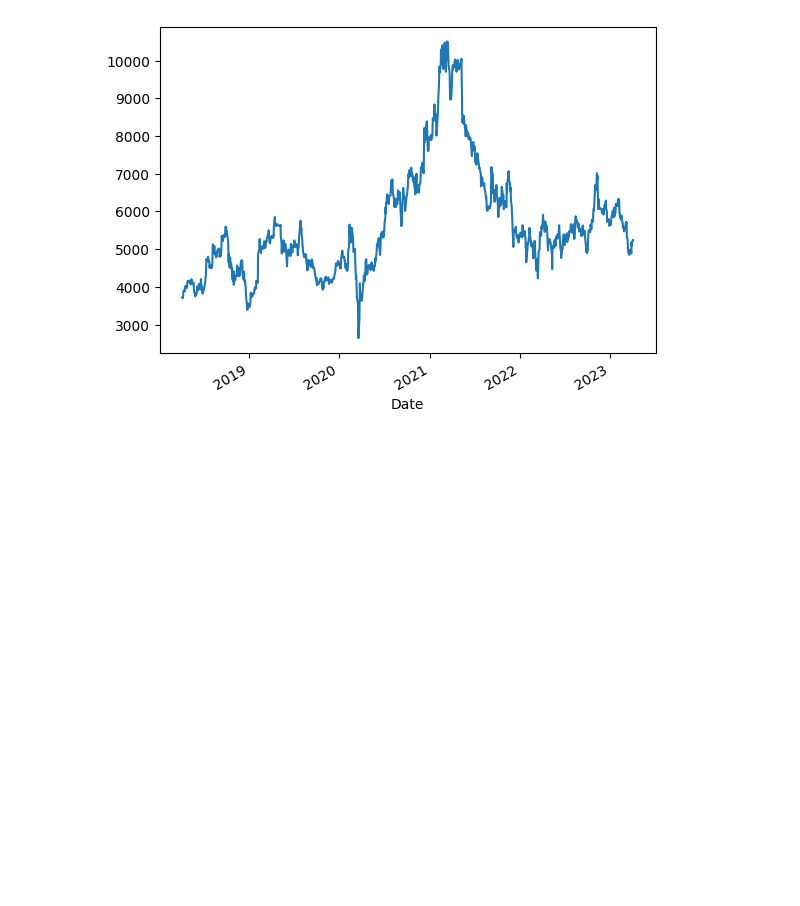
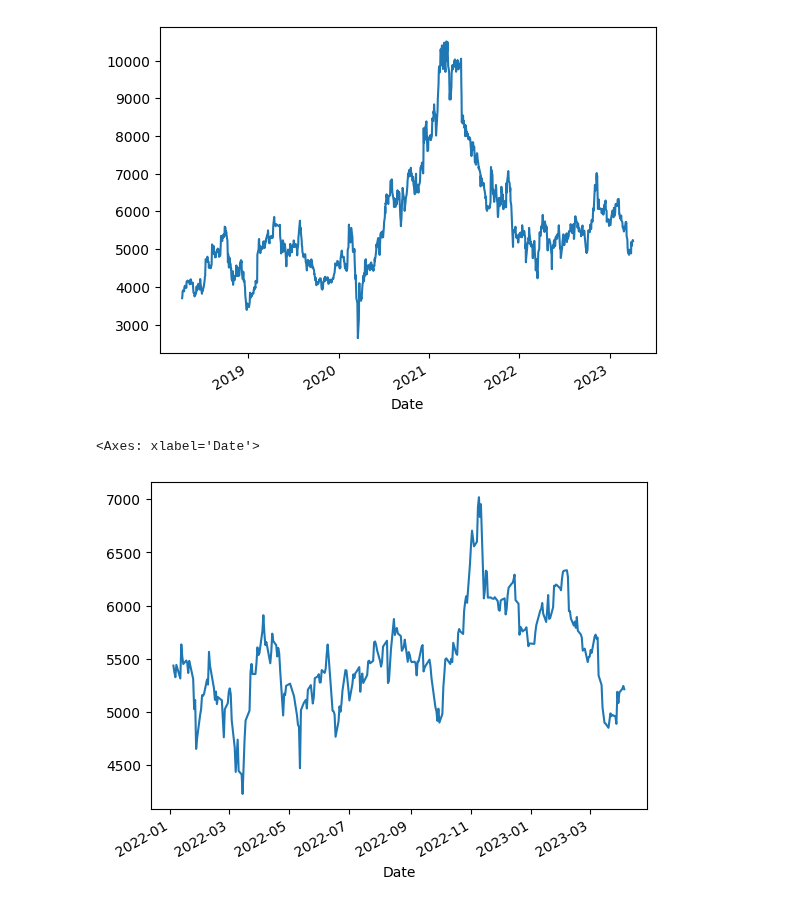
Before and after one commit to hirokimituya/stock-price-analysis, a Jupyter notebook: technical_analysis/株価分析.ipynb, the cells around one changed output. Drawn from its saved outputs; the diff is of its cells as text; code cells hidden in the pictures; blank space fills up the shorter version.

```diff
--- a/technical_analysis/株価分析.ipynb
+++ b/technical_analysis/株価分析.ipynb
@@ -14,3 +14,9 @@ df['Close'].plot()
 # %% [output]
 <Axes: xlabel='Date'>
 [figure]
+# %%
+import datetime as dt
+df[df.index >= dt.datetime(2022, 1, 1)]['Close'].plot()
+# %% [output]
+<Axes: xlabel='Date'>
+[figure, added]
```
Also changed, not shown: parts of 2 cells of this notebook.
